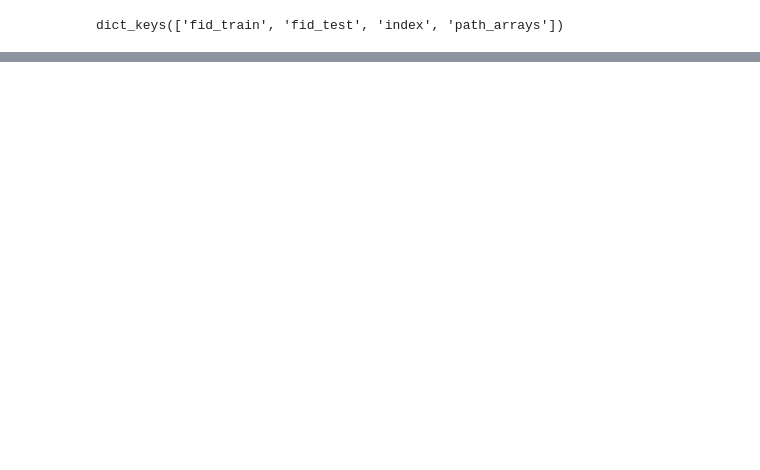
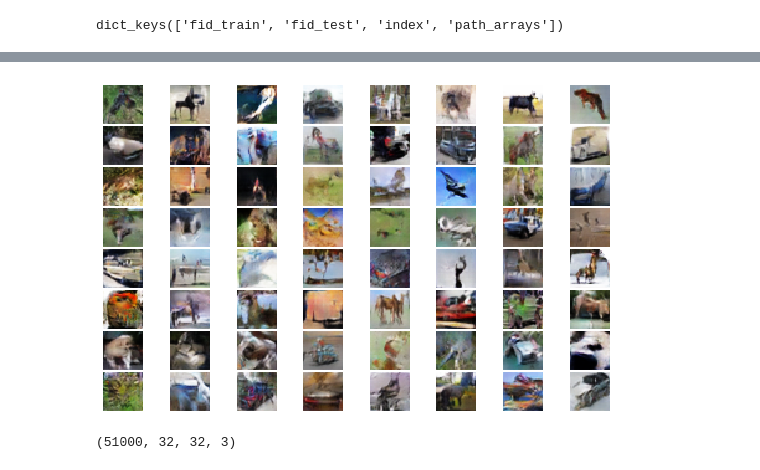
Before and after one commit to MichaelArbel/GeneralizedEBM, a Jupyter notebook: notebooks/Sampling.ipynb, the cells around one changed output, grey strips where cells are left out. Saved outputs shown, nothing was run; the diff lists cells and outputs as text; code cells hidden in the pictures; blank space fills up the shorter version.

```diff
--- a/notebooks/Sampling.ipynb
+++ b/notebooks/Sampling.ipynb
@@ -66,3 +156,22 @@ for path in paths_to_arrays:
+# %%
+gs = gridspec.GridSpec(8,8)
+gs.update(wspace=0.05, hspace=0.05)
+samples = images[0][:64].transpose(0,2,3,1)
+
+for i, sample in enumerate(samples):
+    ax = plt.subplot(gs[i])
+    plt.axis('off')
+    ax.set_xticklabels([])
+    ax.set_yticklabels([])
+    ax.set_aspect('equal')
+    sample_t = sample * 0.5 + 0.5
+    plt.imshow(sample_t)
+# %% [output]
+[figure, added]
+# %%
+images[0].transpose(0,2,3,1).shapeb
+# %% [output]
+(51000, 32, 32, 3)
 # %%
 images = np.stack(images, axis=0).transpose(0,1,3,4,2)
 latents = np.stack(latents, axis=0)
```
Also changed, not shown: parts of 19 cells of this notebook, 1 other file.
